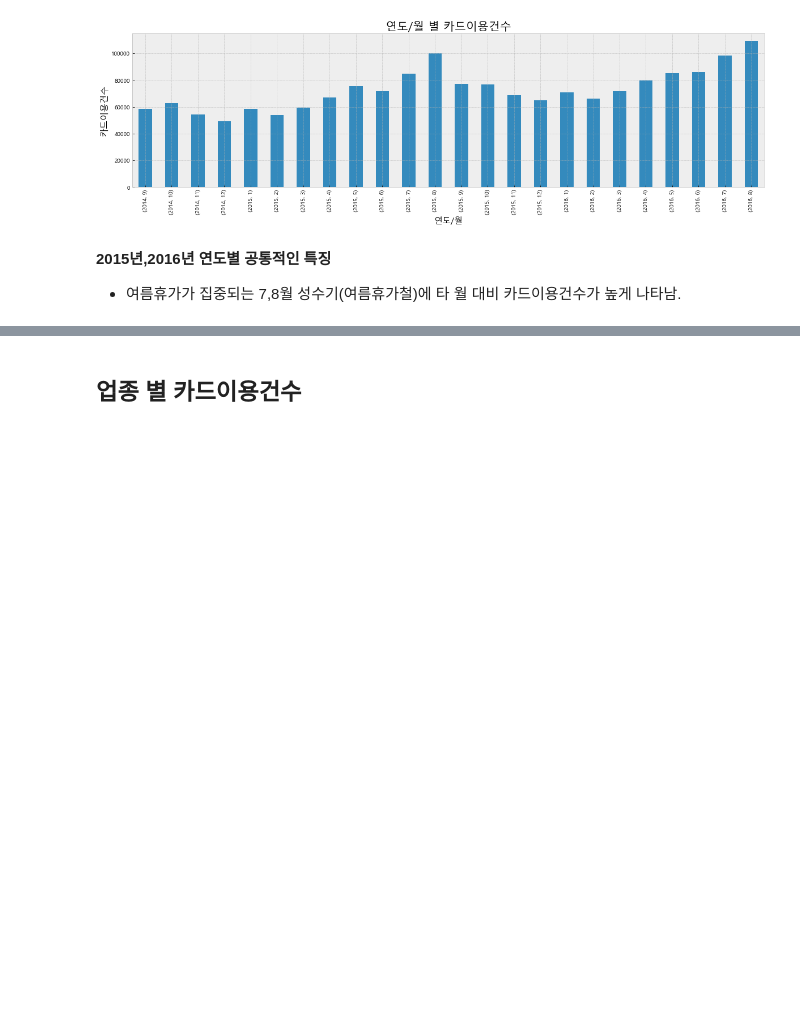
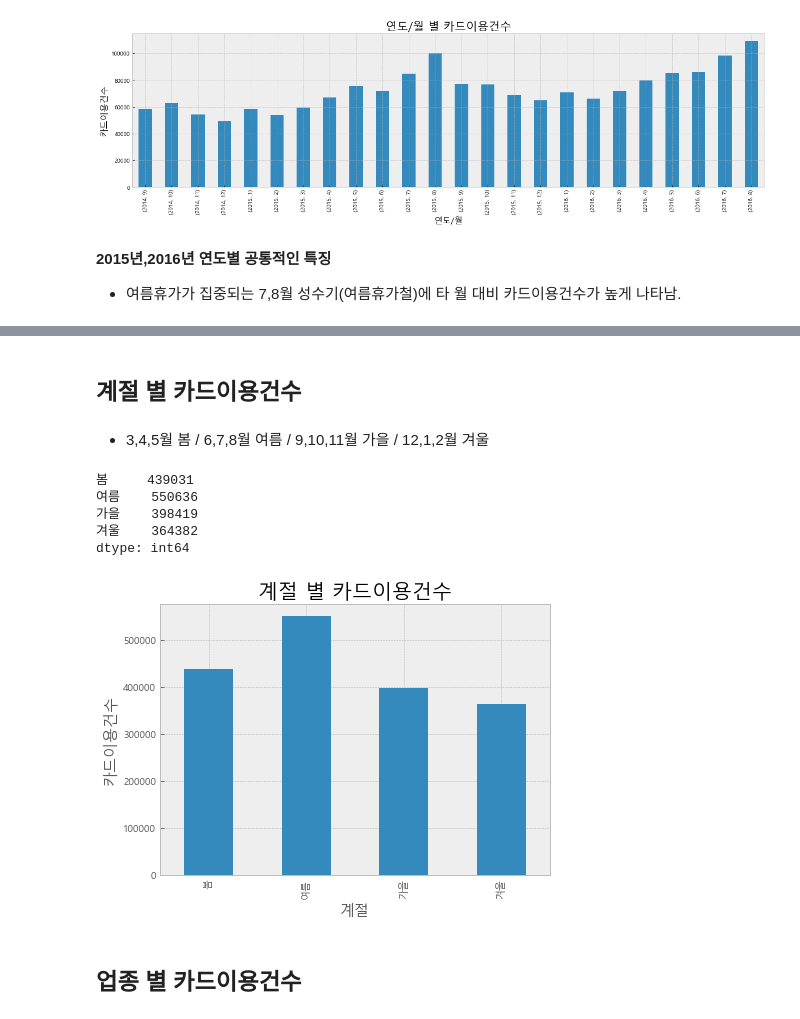
Before and after one commit to HayeonKimm/Tourist_Consumption_Analysis, a Jupyter notebook: code/2_analysis/BC카드 데이터 시각화_조아진.ipynb, the cells around one changed output, grey strips where cells are left out. Cells and saved outputs as stored; diff of their text form; code cells hidden in the pictures; blank space fills up the shorter version.

```diff
--- a/code/2_analysis/BC카드 데이터 시각화_조아진.ipynb
+++ b/code/2_analysis/BC카드 데이터 시각화_조아진.ipynb
@@ -135,0 +108,4 @@ plt.show()
+# %% [markdown]
+## 계절 별 카드이용건수
+# %% [markdown]
+* 3,4,5월 봄 / 6,7,8월 여름 / 9,10,11월 가을 / 12,1,2월 겨울
@@ -136,3 +114,22 @@ plt.show()
+# %%
+dict_data = {'봄':439031,'여름':550636,'가을':398419,'겨울':364382}
+series_data = pd.Series(dict_data)
+series_data
+# %% [output]
+봄     439031
+여름    550636
+가을    398419
+겨울    364382
+dtype: int64
+# %%
+plt.figure(figsize=(7, 5))
+plt.title('계절 별 카드이용건수', fontsize=20)
+series_data.plot(kind='bar')
+plt.ylabel('카드이용건수', fontsize=15)
+plt.xlabel('계절', fontsize=15)
+plt.show()
+# %% [output]
+[figure, added]
 # %% [markdown]
 ## 업종 별 카드이용건수
 # %%
```
Also changed, not shown: parts of 49 cells of this notebook.
